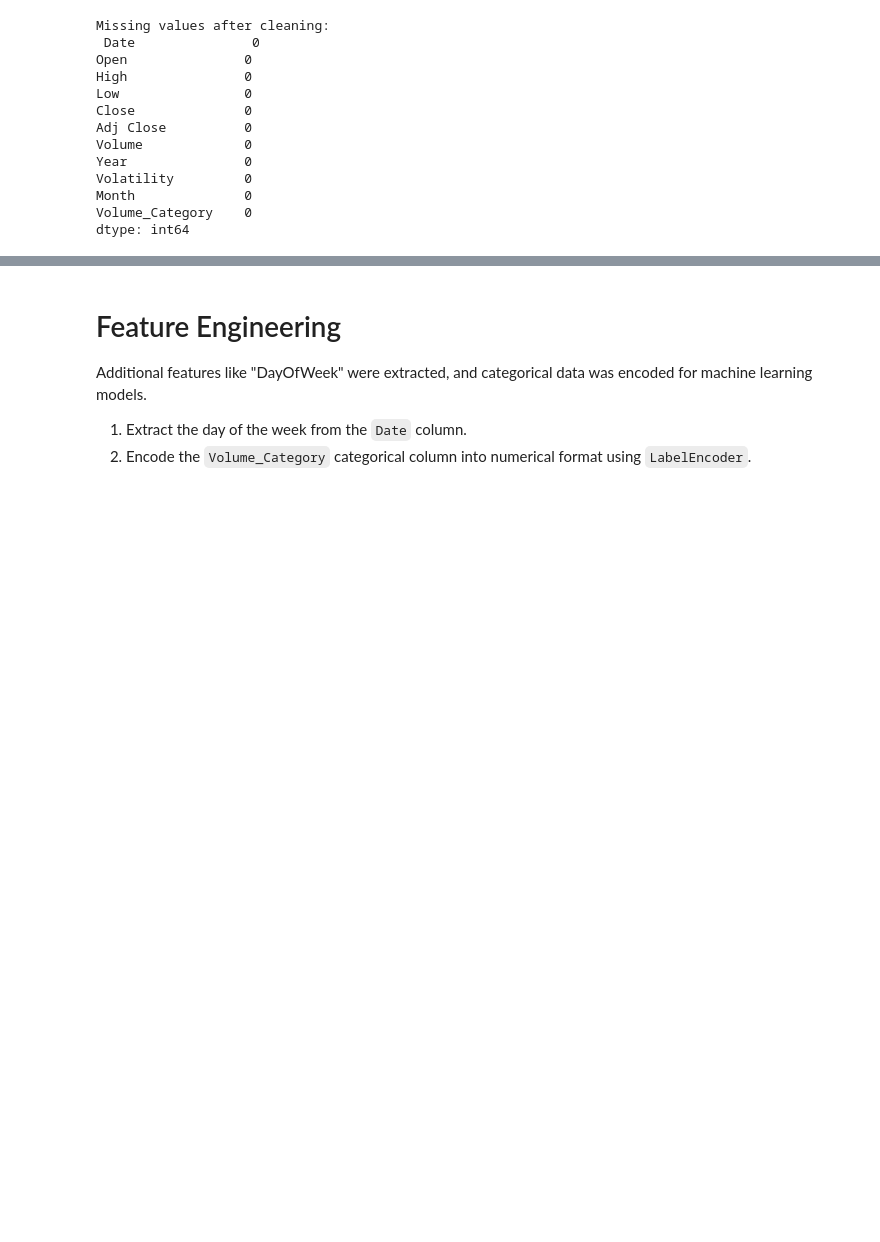
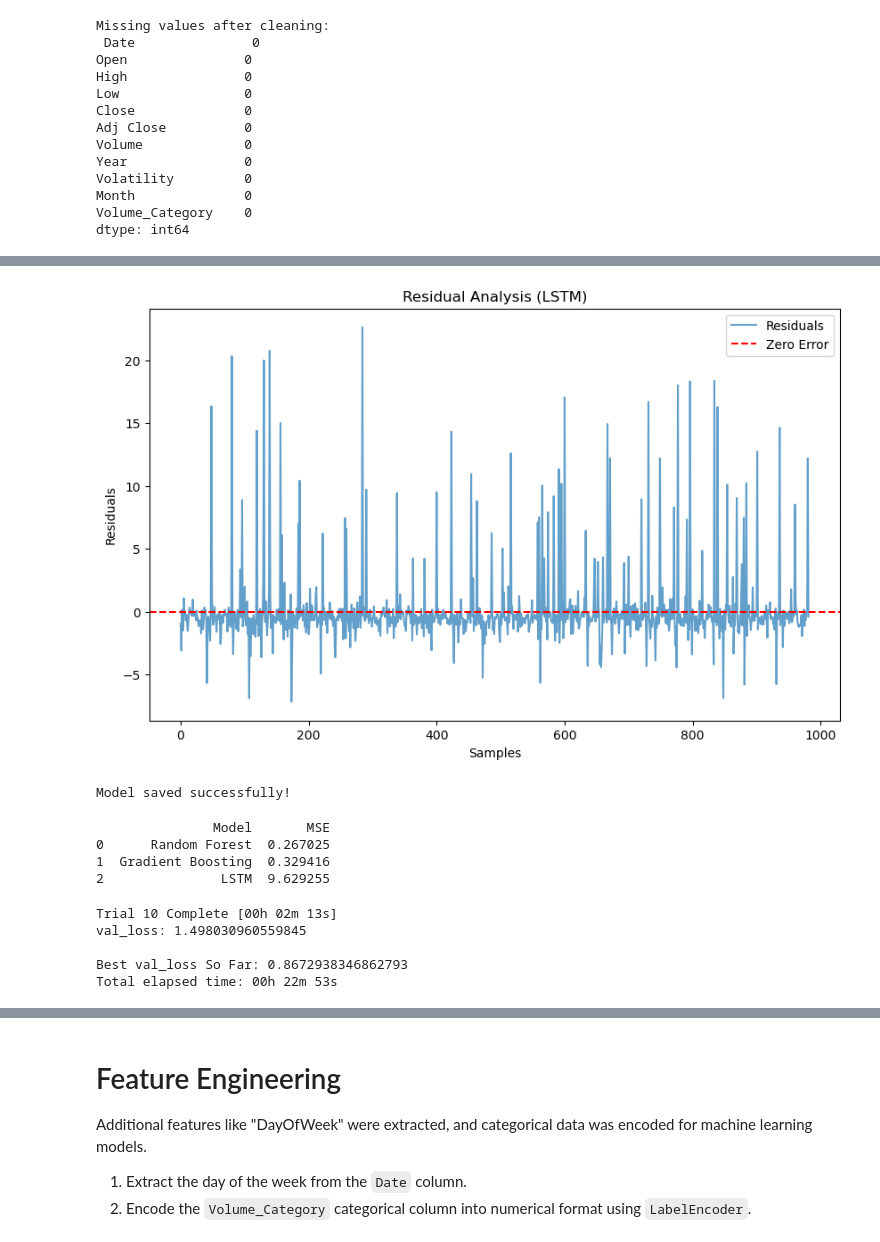
Before and after one commit to ElifSurucu/Google-Stock-Market-Data, a Jupyter notebook: Machine_Learning_Last updated.ipynb, the cells around one changed output, grey strips where cells are left out. Drawn from its saved outputs; the diff is of its cells as text; code cells hidden in the pictures; blank space fills up the shorter version.

```diff
--- a/Machine_Learning_Last updated.ipynb
+++ b/Machine_Learning_Last updated.ipynb
@@ -160,0 +289,11 @@ dtype: int64
+# %%
+from sklearn.ensemble import GradientBoostingRegressor
+
+# Train a Gradient Boosting model
+gb_model = GradientBoostingRegressor(random_state=42)
+gb_model.fit(X_train, y_train)
+
+# Predictions and evaluation
+gb_predictions = gb_model.predict(X_test)
+gb_mse = mean_squared_error(y_test, gb_predictions)
+print(f"Gradient Boosting MSE: {gb_mse}")
@@ -160,0 +378,21 @@ dtype: int64
+# %%
+# Calculate residuals
+residuals = y_test.values - y_pred.flatten()
+
+# Plot residuals
+plt.figure(figsize=(10, 6))
+plt.plot(residuals, label='Residuals', alpha=0.7)
+plt.axhline(y=0, color='r', linestyle='--', label='Zero Error')
+plt.title('Residual Analysis (LSTM)')
+plt.xlabel('Samples')
+plt.ylabel('Residuals')
+plt.legend()
+plt.show()
+# %% [output]
+[figure, added]
+# %%
+# Save the model
+lstm_model.save('lstm_stock_model.h5')
+print("Model saved successfully!")
+# %% [output]
+Model saved successfully!
@@ -160,0 +404,46 @@ dtype: int64
+# %%
+import pandas as pd
+
+# Example comparison (assuming other models' metrics are available)
+model_comparison = pd.DataFrame({
+    'Model': ['Random Forest', 'Gradient Boosting', 'LSTM'],
+    'MSE': [rf_mse, gb_mse, lstm_loss]
+})
+
+print(model_comparison)
+# %% [output]
+               Model       MSE
+0      Random Forest  0.267025
+1  Gradient Boosting  0.329416
+2               LSTM  9.629255
+# %%
+from keras_tuner import RandomSearch
+
+def build_model(hp):
+    model = Sequential([
+        LSTM(units=hp.Int('units', min_value=32, max_value=128, step=32), return_sequences=True, input_shape=(X_train_lstm.shape[1], X_train_lstm.shape[2])),
+        Dropout(rate=hp.Float('dropout', min_value=0.1, max_value=0.5, step=0.1)),
+        LSTM(units=hp.Int('units', min_value=32, max_value=128, step=32)),
+        Dropout(rate=hp.Float('dropout', min_value=0.1, max_value=0.5, step=0.1)),
+        Dense(1)
+    ])
+    model.compile(optimizer='adam', loss='mean_squared_error')
+    return model
+
+tuner = RandomSearch(
+    build_model,
+    objective='val_loss',
+    max_trials=10,
+    executions_per_trial=2,
+    directory='lstm_tuning',
+    project_name='stock_price_lstm'
+)
+
+tuner.search(X_train_lstm, y_train, epochs=50, validation_data=(X_test_lstm, y_test))
+best_hps = tuner.get_best_hyperparameters(1)[0]
+# %% [output]
+Trial 10 Complete [00h 02m 13s]
+val_loss: 1.498030960559845
+
+Best val_loss So Far: 0.8672938346862793
+Total elapsed time: 00h 22m 53s
```
Also changed, not shown: parts of 32 cells of this notebook, 44 other files.
